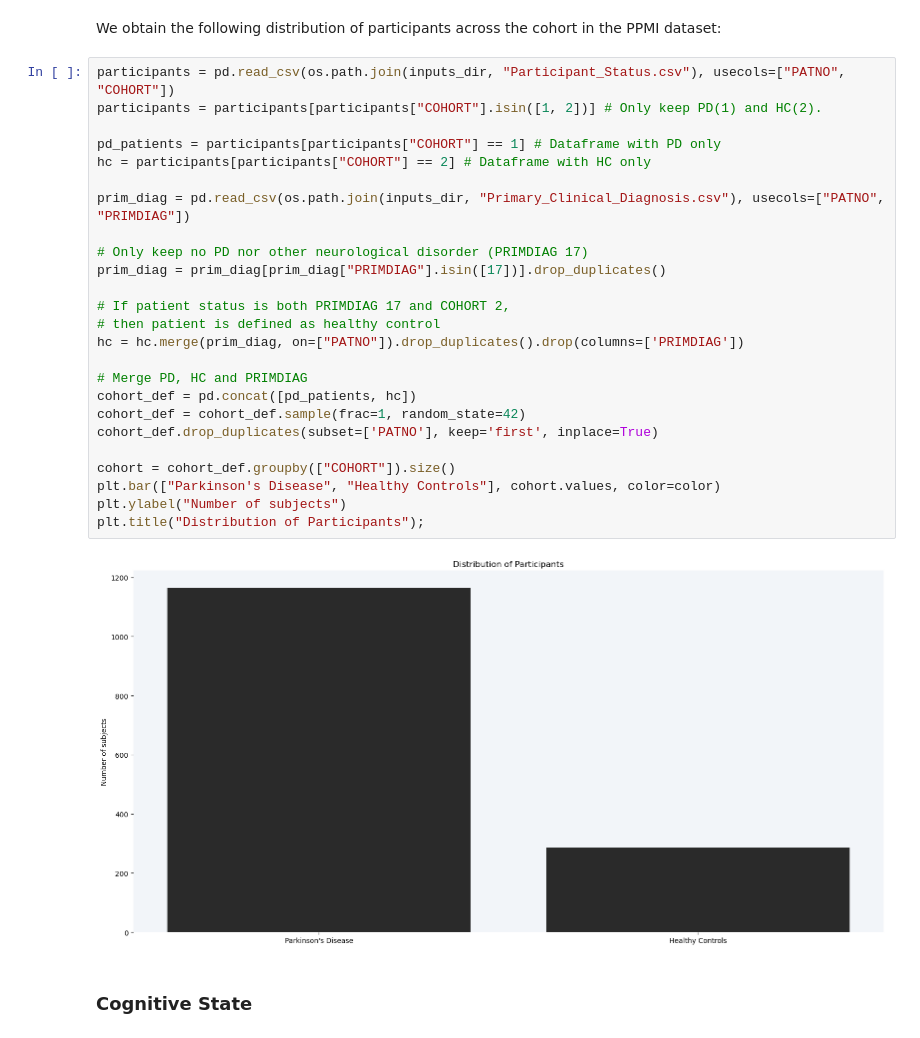
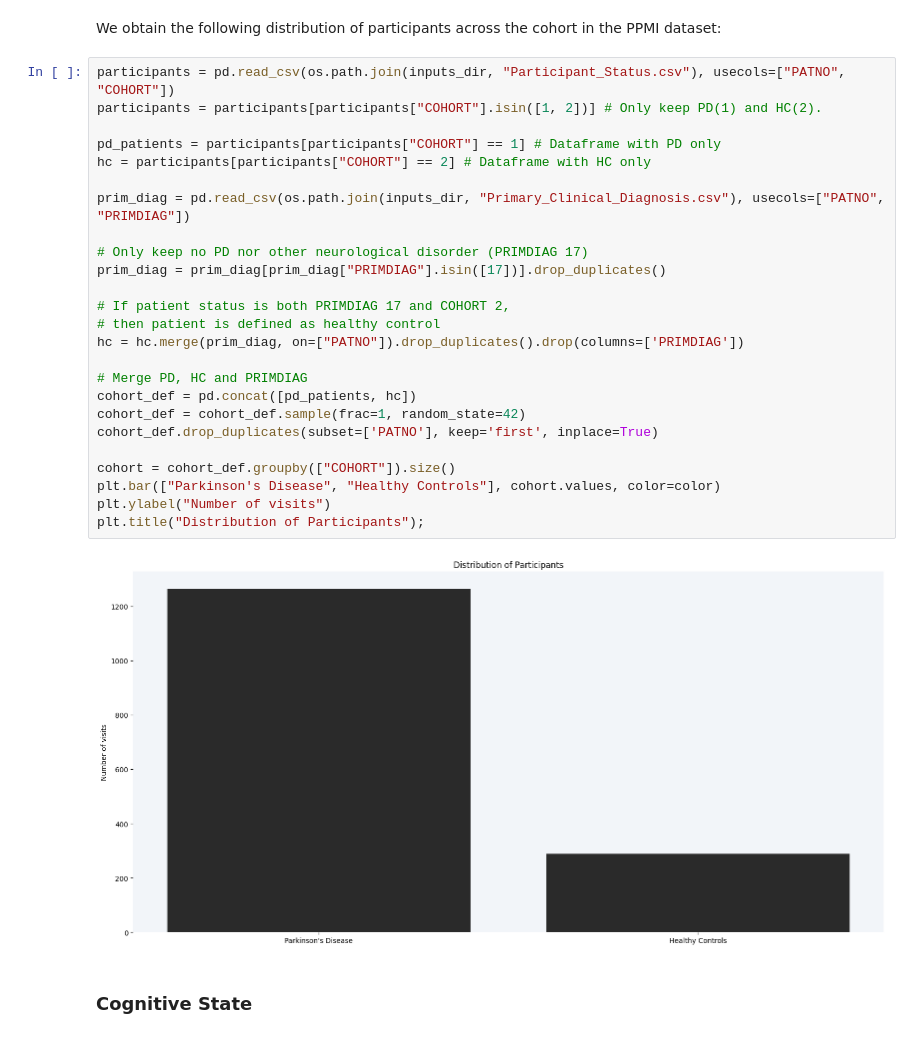
Before and after one commit to LivingPark-MRI/mak-etal-2015, a Jupyter notebook: mak-etal-2015.ipynb, the cells around one changed output. Saved outputs shown, nothing was run; the diff lists cells and outputs as text.

```diff
--- a/mak-etal-2015.ipynb
+++ b/mak-etal-2015.ipynb
@@ -172,30 +180,30 @@ We obtain the following distribution of participants across the cohort in the PP
 # %%
 participants = pd.read_csv(os.path.join(inputs_dir, "Participant_Status.csv"), usecols=["PATNO", "COHORT"])
 participants = participants[participants["COHORT"].isin([1, 2])] # Only keep PD(1) and HC(2).
 
 pd_patients = participants[participants["COHORT"] == 1] # Dataframe with PD only
 hc = participants[participants["COHORT"] == 2] # Dataframe with HC only
 
 prim_diag = pd.read_csv(os.path.join(inputs_dir, "Primary_Clinical_Diagnosis.csv"), usecols=["PATNO", "PRIMDIAG"])
 
 # Only keep no PD nor other neurological disorder (PRIMDIAG 17)
 prim_diag = prim_diag[prim_diag["PRIMDIAG"].isin([17])].drop_duplicates()
 
 # If patient status is both PRIMDIAG 17 and COHORT 2,
 # then patient is defined as healthy control
 hc = hc.merge(prim_diag, on=["PATNO"]).drop_duplicates().drop(columns=['PRIMDIAG'])
 
 # Merge PD, HC and PRIMDIAG
 cohort_def = pd.concat([pd_patients, hc])
 cohort_def = cohort_def.sample(frac=1, random_state=42)
 cohort_def.drop_duplicates(subset=['PATNO'], keep='first', inplace=True)
 
 cohort = cohort_def.groupby(["COHORT"]).size()
 plt.bar(["Parkinson's Disease", "Healthy Controls"], cohort.values, color=color)
-plt.ylabel("Number of subjects")
+plt.ylabel("Number of visits")
 plt.title("Distribution of Participants");
 # %% [output]
-[figure, old version]
+[figure, new version]
 # %% [markdown]
 ### Cognitive State
 # %% [markdown]
```
Also changed, not shown: parts of 153 cells of this notebook, 9 other files.
